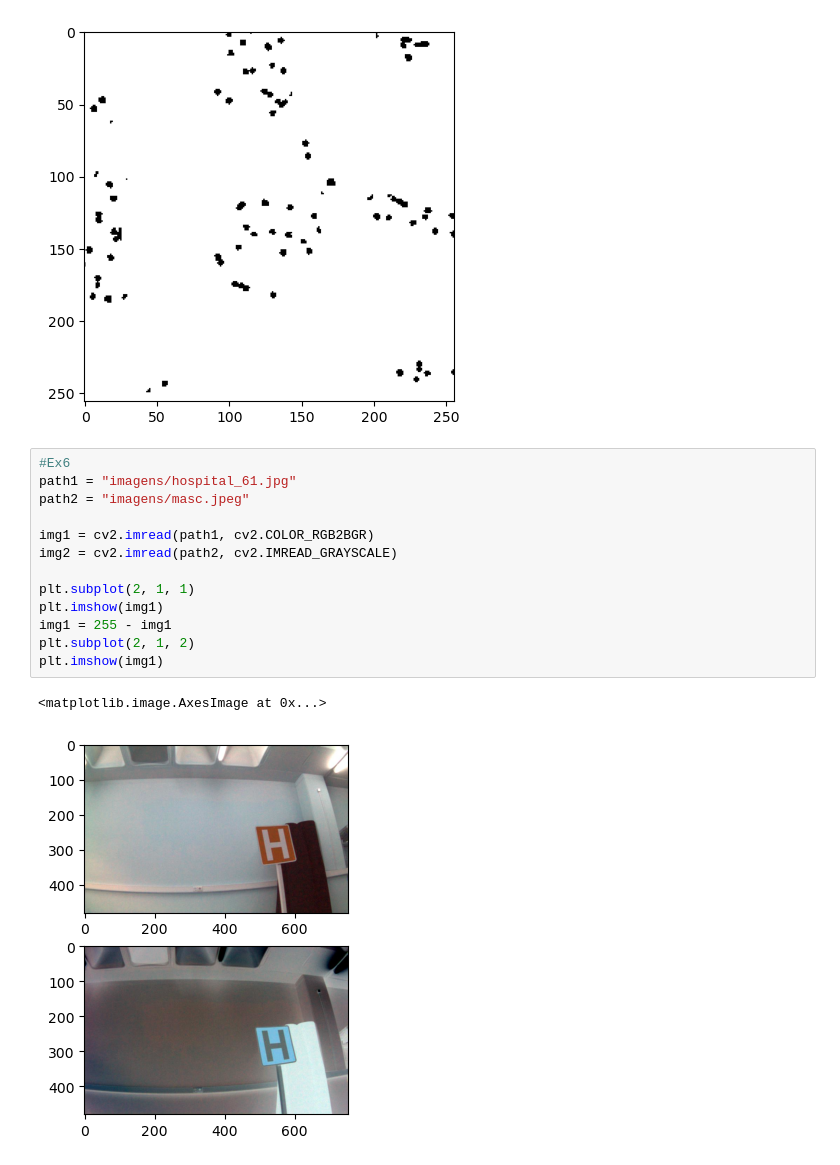
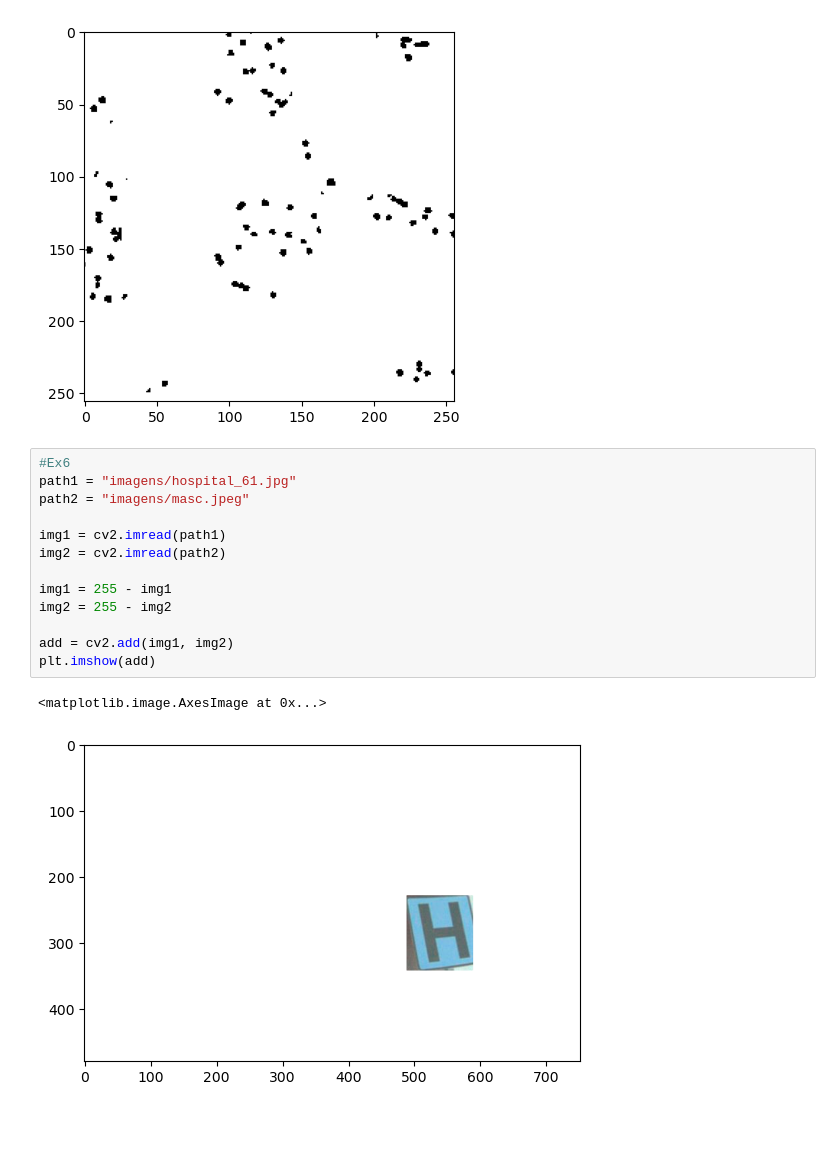
Before and after one commit to joaomatias100/Digital-Image-Processing, a Jupyter notebook: Class1/Exercise3.ipynb, the cells around one changed output. Drawn from its saved outputs; the diff is of its cells as text; blank space fills up the shorter version.

```diff
--- a/Class1/Exercise3.ipynb
+++ b/Class1/Exercise3.ipynb
@@ -108,16 +108,16 @@ plt.imshow(result)
 # %%
 #Ex6
 path1 = "imagens/hospital_61.jpg"
 path2 = "imagens/masc.jpeg"
 
-img1 = cv2.imread(path1, cv2.COLOR_RGB2BGR)
-img2 = cv2.imread(path2, cv2.IMREAD_GRAYSCALE)
+img1 = cv2.imread(path1)
+img2 = cv2.imread(path2)
 
-plt.subplot(2, 1, 1)
-plt.imshow(img1)
 img1 = 255 - img1
-plt.subplot(2, 1, 2)
-plt.imshow(img1)
+img2 = 255 - img2
+
+add = cv2.add(img1, img2)
+plt.imshow(add)
 # %% [output]
 <matplotlib.image.AxesImage at 0x...>
-[figure, old version]
+[figure, new version]
```
